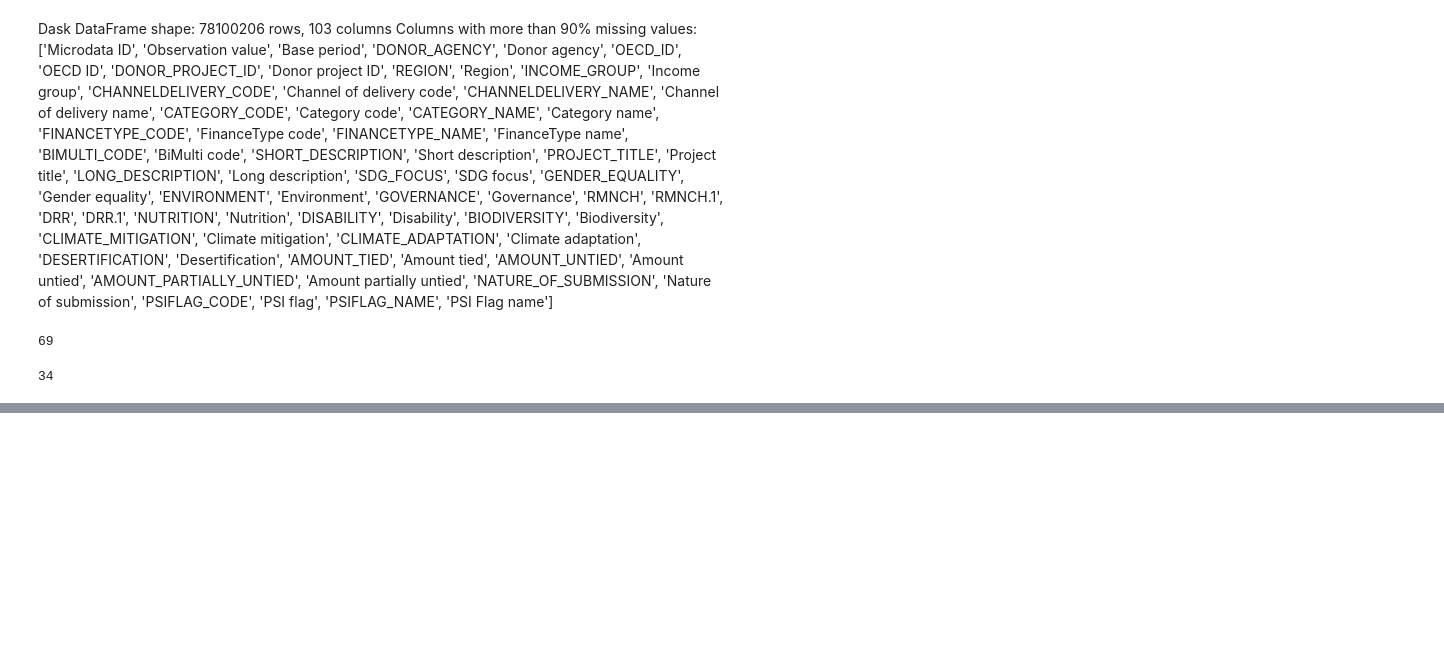
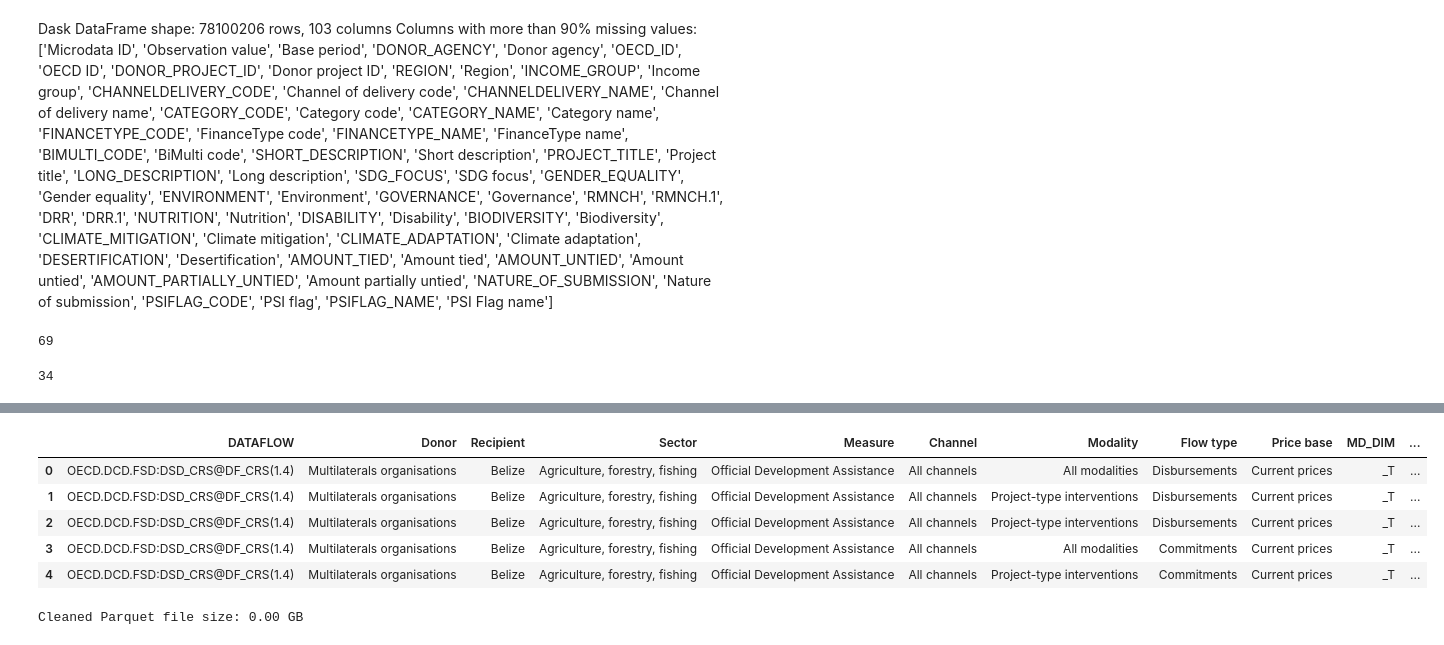
Before and after one commit to Ayomide-Fagbolade/Internship, a Jupyter notebook: dask_approach.ipynb, the cells around one changed output, grey strips where cells are left out. Drawn from its saved outputs; the diff is of its cells as text; code cells hidden in the pictures; blank space fills up the shorter version.

```diff
--- a/dask_approach.ipynb
+++ b/dask_approach.ipynb
@@ -34,0 +305,25 @@ len(mostly_empty_cols)  # Count of columns with more than 90% missing values
+# %%
+# Drop specified columns from ddf_final
+cols_to_remove = ['DONOR', 'RECIPIENT', 'SECTOR', 'MODALITY', 'Time period']
+ddf_final_dropped = ddf_final.drop(columns=cols_to_remove)
+ddf_final_dropped.head()
+# %% [output]
+|  | DATAFLOW | Donor | Recipient | Sector | Measure | Channel | Modality | Flow type | Price base | MD_DIM | ... |
+| 0 | OECD.DCD.FSD:DSD_CRS@DF_CRS(1.4) | Multilaterals organisations | Belize | Agriculture, forestry, fishing | Official Development Assistance | All channels | All modalities | Disbursements | Current prices | _T | ... |
+| 1 | OECD.DCD.FSD:DSD_CRS@DF_CRS(1.4) | Multilaterals organisations | Belize | Agriculture, forestry, fishing | Official Development Assistance | All channels | Project-type interventions | Disbursements | Current prices | _T | ... |
+| 2 | OECD.DCD.FSD:DSD_CRS@DF_CRS(1.4) | Multilaterals organisations | Belize | Agriculture, forestry, fishing | Official Development Assistance | All channels | Project-type interventions | Disbursements | Current prices | _T | ... |
+| 3 | OECD.DCD.FSD:DSD_CRS@DF_CRS(1.4) | Multilaterals organisations | Belize | Agriculture, forestry, fishing | Official Development Assistance | All channels | All modalities | Commitments | Current prices | _T | ... |
+| 4 | OECD.DCD.FSD:DSD_CRS@DF_CRS(1.4) | Multilaterals organisations | Belize | Agriculture, forestry, fishing | Official Development Assistance | All channels | Project-type interventions | Commitments | Current prices | _T | ... |
+# %%
+import os
+
+# Save ddf_final_dropped to a cleaned Parquet file instead of CSV
+cleaned_parquet_path = r"C:\Users\ayo\Downloads\internship_dataset\OECD.DCD.FSD_DSD_CRS@DF_CRS_1_4_agri_cleaned.parquet"
+ddf_final_dropped.to_parquet(cleaned_parquet_path)
+
+# Check and print the Parquet file size
+parquet_size_bytes = os.path.getsize(cleaned_parquet_path)
+parquet_size_gb = parquet_size_bytes / (1024 ** 3)
+print(f"Cleaned Parquet file size: {parquet_size_gb:.2f} GB")
+# %% [output]
+Cleaned Parquet file size: 0.00 GB
```
Also changed, not shown: parts of 26 cells of this notebook.
